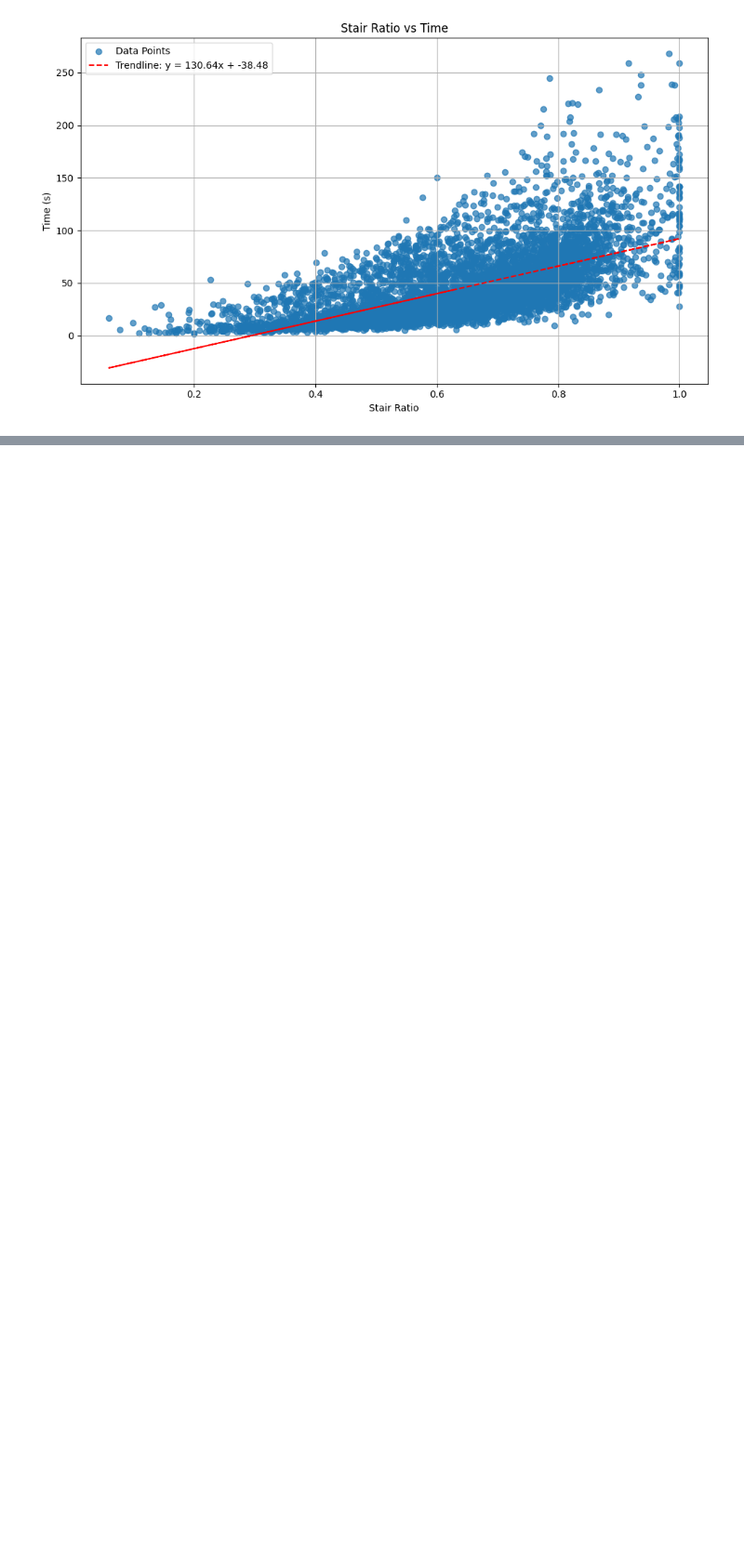
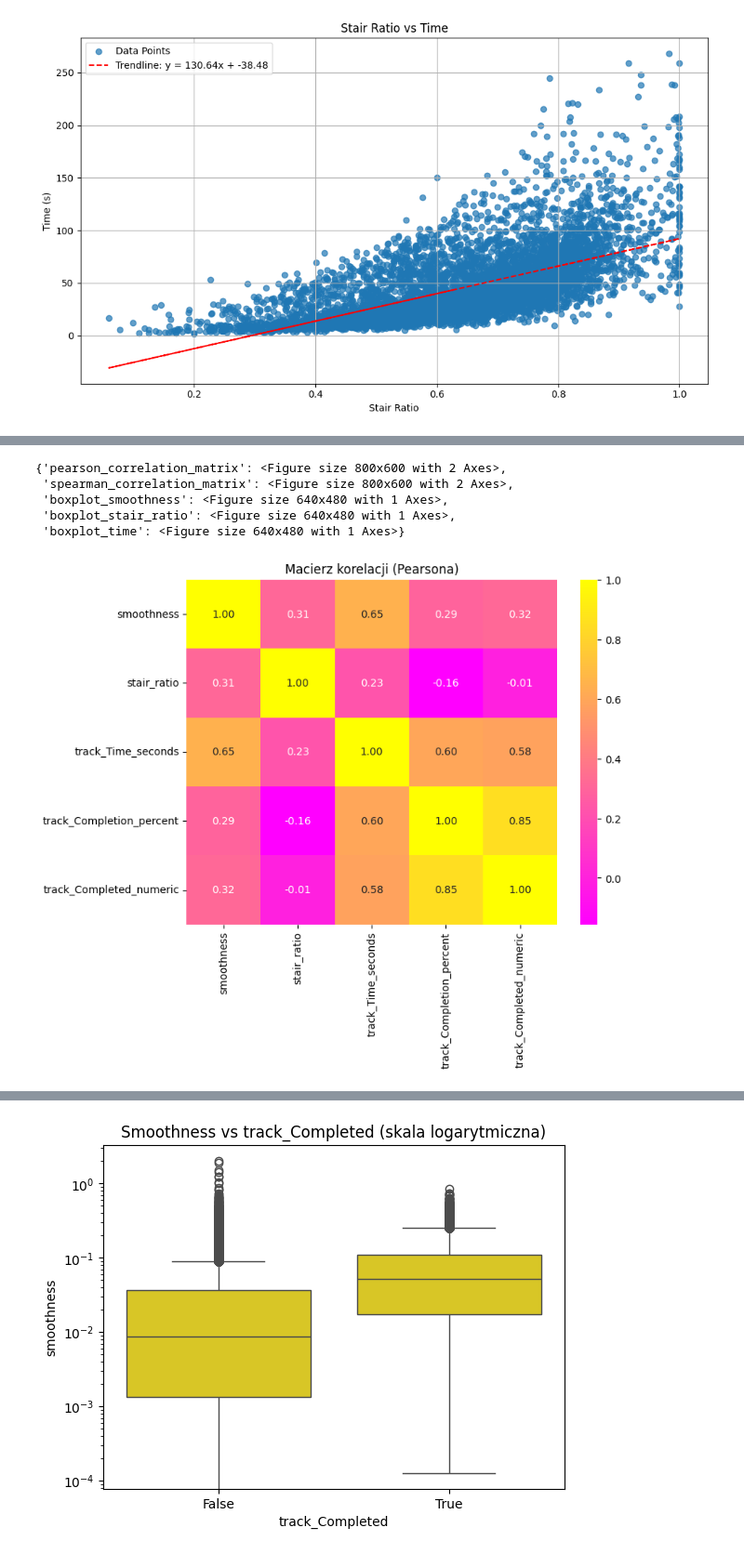
Before and after one commit to nataliachoszczyk/ORTHO, a Jupyter notebook: analysis.ipynb, the cells around one changed output, grey strips where cells are left out. Shown at 93% size. Cells and saved outputs as stored; diff of their text form; code cells hidden in the pictures; blank space fills up the shorter version.

```diff
--- a/analysis.ipynb
+++ b/analysis.ipynb
@@ -288,0 +395,13 @@ plt.show()
+# %%
+def get_correlation_analysis_plots():
+    with open("app_plots/correlation_analysis_plots.pkl", 'rb') as f:
+        plots = pickle.load(f)
+    return plots
+get_correlation_analysis_plots()
+# %% [output]
+{'pearson_correlation_matrix': <Figure size 800x600 with 2 Axes>,
+ 'spearman_correlation_matrix': <Figure size 800x600 with 2 Axes>,
+ 'boxplot_smoothness': <Figure size 640x480 with 1 Axes>,
+ 'boxplot_stair_ratio': <Figure size 640x480 with 1 Axes>,
+ 'boxplot_time': <Figure size 640x480 with 1 Axes>}
+[figure, added]
@@ -288,0 +409 @@ plt.show()
+[figure, added]
```
Also changed, not shown: parts of 16 cells of this notebook, 29 other files.
